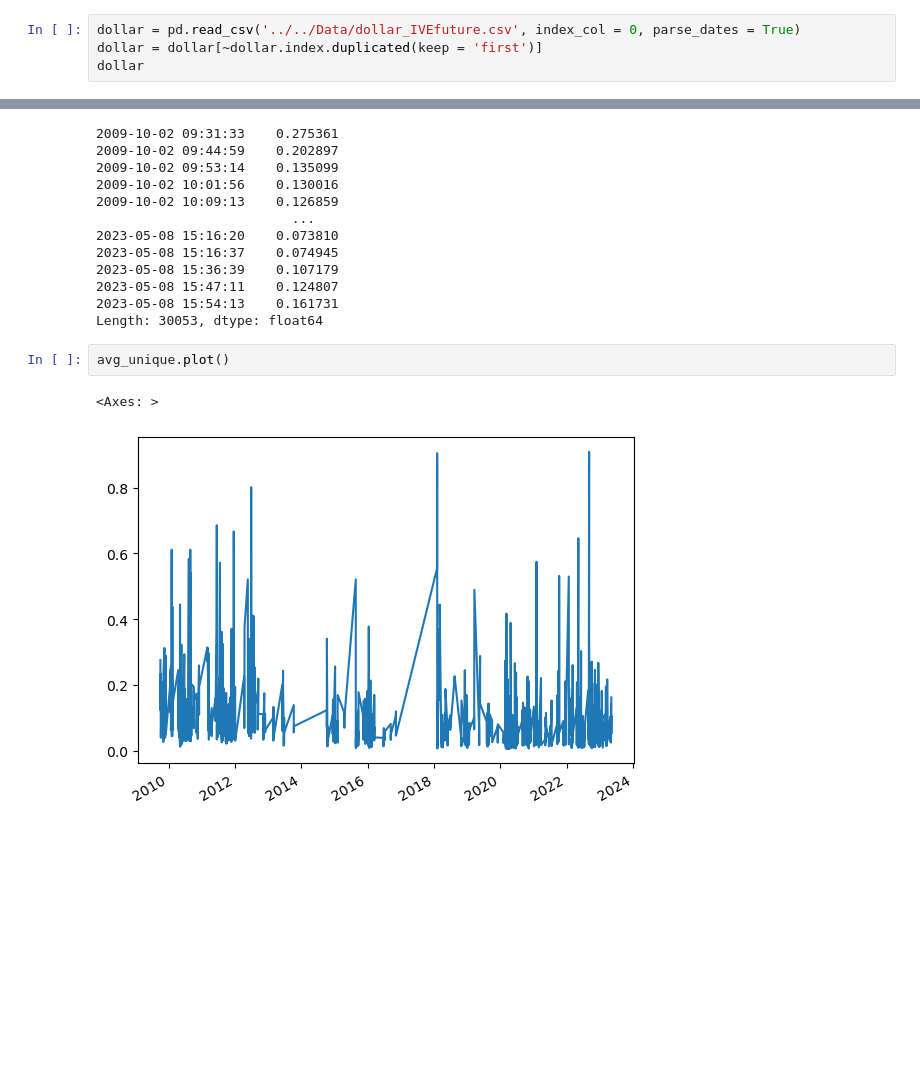
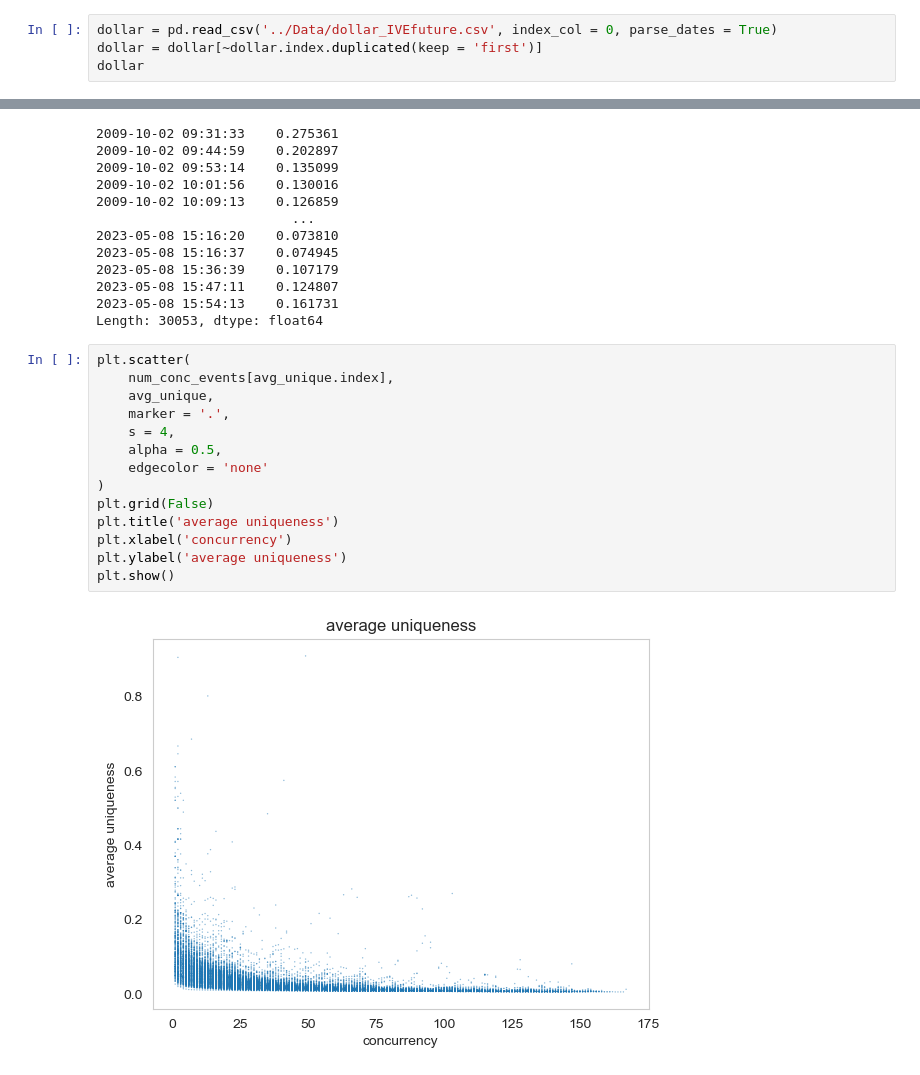
Before and after one commit to Tommylee1013/FinancialMachineLearning, a Jupyter notebook: Advances in Financial Machine Learning/Chap04SampleWeights.ipynb, the cells around one changed output, grey strips where cells are left out. Cells and saved outputs as stored; diff of their text form; blank space fills up the shorter version.

```diff
--- a/Advances in Financial Machine Learning/Chap04SampleWeights.ipynb
+++ b/Advances in Financial Machine Learning/Chap04SampleWeights.ipynb
@@ -5,7 +5,7 @@ import matplotlib.pyplot as plt
 from FinancialMachineLearning.features.concurrency import *
 from FinancialMachineLearning.multiprocess import multiprocess
 # %%
-dollar = pd.read_csv('../../Data/dollar_IVEfuture.csv', index_col = 0, parse_dates = True)
+dollar = pd.read_csv('../Data/dollar_IVEfuture.csv', index_col = 0, parse_dates = True)
 dollar = dollar[~dollar.index.duplicated(keep = 'first')]
 dollar
 # %% [output]
@@ -158,7 +123,18 @@ avg_unique
 2023-05-08 15:54:13    0.161731
 Length: 30053, dtype: float64
 # %%
-avg_unique.plot()
+plt.scatter(
+    num_conc_events[avg_unique.index],
+    avg_unique,
+    marker = '.',
+    s = 4,
+    alpha = 0.5,
+    edgecolor = 'none'
+)
+plt.grid(False)
+plt.title('average uniqueness')
+plt.xlabel('concurrency')
+plt.ylabel('average uniqueness')
+plt.show()
 # %% [output]
-<Axes: >
-[figure, old version]
+[figure, new version]
```
Also changed, not shown: parts of 12 cells of this notebook, 3 other files.
